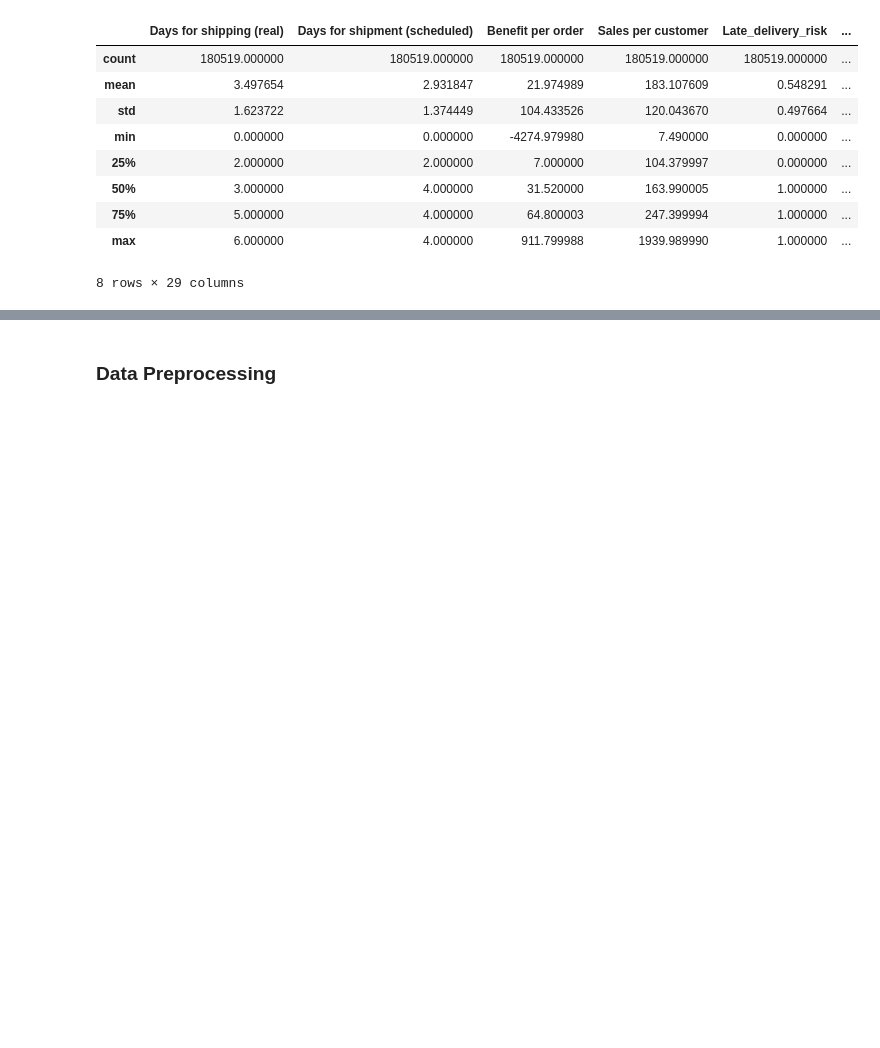
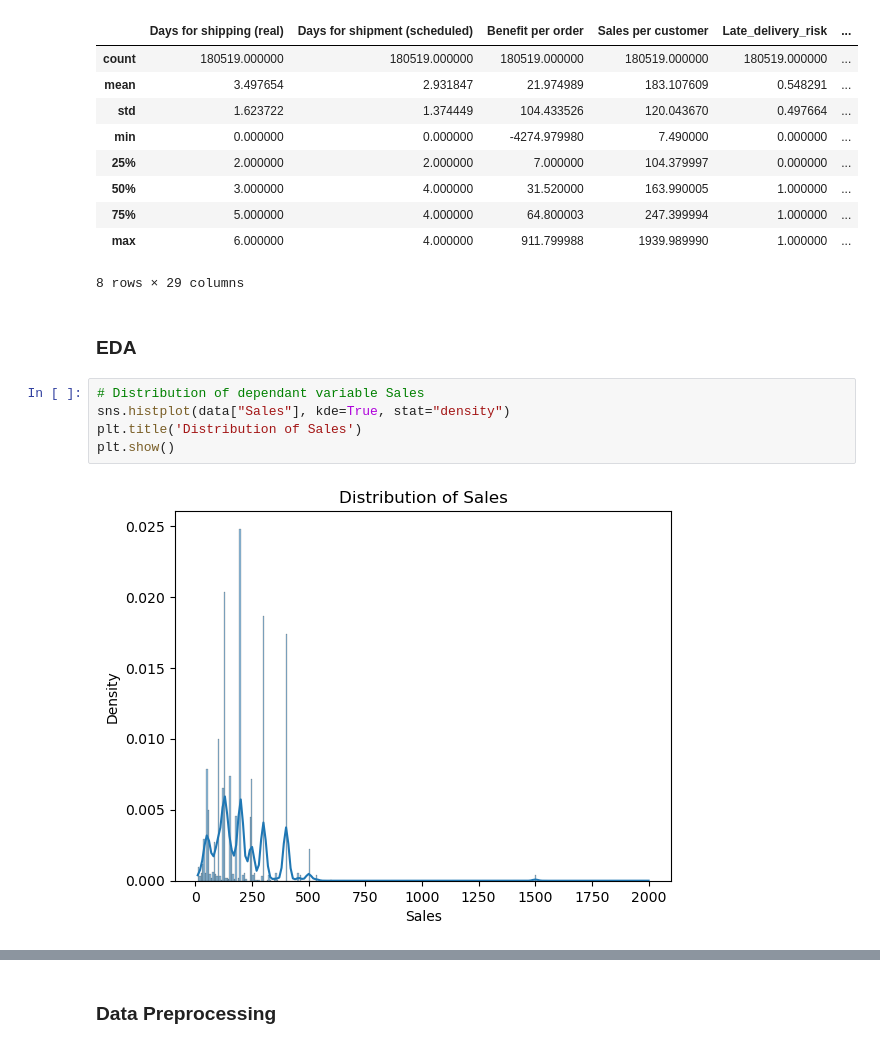
Before and after one commit to Pekyen/demand-forecasting-, a Jupyter notebook: Demand Forecasting.ipynb, the cells around one changed output, grey strips where cells are left out. Saved outputs shown, nothing was run; the diff lists cells and outputs as text; blank space fills up the shorter version.

```diff
--- a/Demand Forecasting.ipynb
+++ b/Demand Forecasting.ipynb
@@ -68,3 +70,12 @@ data.describe()
 | 75% | 5.000000 | 4.000000 | 64.800003 | 247.399994 | 1.000000 | ... |
 | max | 6.000000 | 4.000000 | 911.799988 | 1939.989990 | 1.000000 | ... |
 8 rows × 29 columns
+# %% [markdown]
+### EDA
+# %%
+# Distribution of dependant variable Sales
+sns.histplot(data["Sales"], kde=True, stat="density")
+plt.title('Distribution of Sales')
+plt.show()
+# %% [output]
+[figure, added]
```
Also changed, not shown: parts of 9 cells of this notebook.
